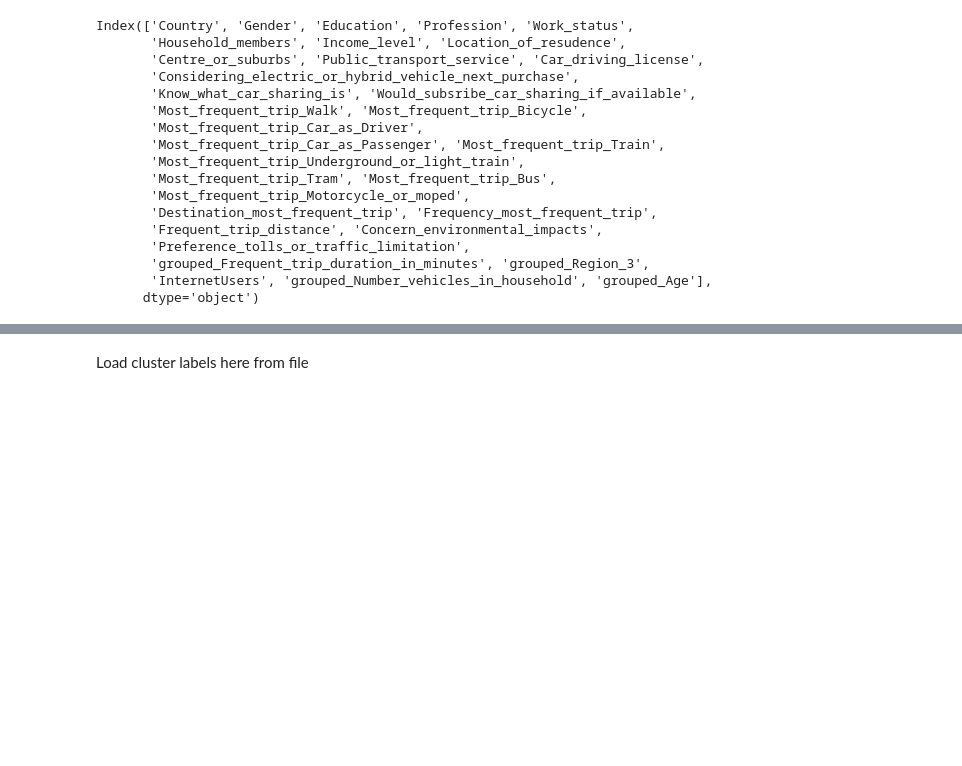
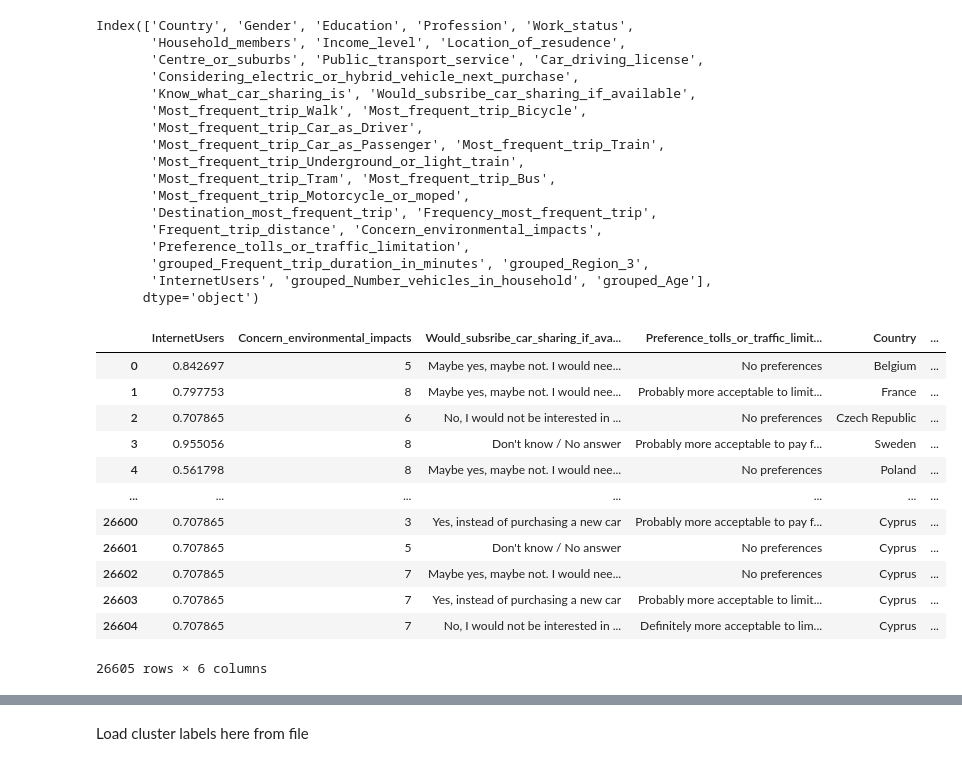
Before and after one commit to AndyHuang97/Intelligent-Mobility, a Jupyter notebook: Analysis - Histplots.ipynb, the cells around one changed output, grey strips where cells are left out. Cells and saved outputs as stored; diff of their text form; code cells hidden in the pictures; blank space fills up the shorter version.

```diff
--- a/Analysis - Histplots.ipynb
+++ b/Analysis - Histplots.ipynb
@@ -126,5 +76,23 @@ df_DNA = df[categorical_cols].copy()
 df_DNAt = df_DNA.copy()
 df_DNAt[target_col] = df[target_col]
+# %%
+for numerical_col in numerical_cols:
+  df_DNAt[numerical_col] /= max(df_DNAt[numerical_col])
+df_DNAt
+# %% [output]
+|  | InternetUsers | Concern_environmental_impacts | Would_subsribe_car_sharing_if_ava... | Preference_tolls_or_traffic_limit... | Country | ... |
+| 0 | 0.842697 | 5 | Maybe yes, maybe not. I would nee... | No preferences | Belgium | ... |
+| 1 | 0.797753 | 8 | Maybe yes, maybe not. I would nee... | Probably more acceptable to limit... | France | ... |
+| 2 | 0.707865 | 6 | No, I would not be interested in ... | No preferences | Czech Republic | ... |
+| 3 | 0.955056 | 8 | Don't know / No answer | Probably more acceptable to pay f... | Sweden | ... |
+| 4 | 0.561798 | 8 | Maybe yes, maybe not. I would nee... | No preferences | Poland | ... |
+| ... | ... | ... | ... | ... | ... | ... |
+| 26600 | 0.707865 | 3 | Yes, instead of purchasing a new car | Probably more acceptable to pay f... | Cyprus | ... |
+| 26601 | 0.707865 | 5 | Don't know / No answer | No preferences | Cyprus | ... |
+| 26602 | 0.707865 | 7 | Maybe yes, maybe not. I would nee... | No preferences | Cyprus | ... |
+| 26603 | 0.707865 | 7 | Yes, instead of purchasing a new car | Probably more acceptable to limit... | Cyprus | ... |
+| 26604 | 0.707865 | 7 | No, I would not be interested in ... | Definitely more acceptable to lim... | Cyprus | ... |
+26605 rows × 6 columns
 # %%
 df_DNA.columns
 # %% [output]
```
Also changed, not shown: parts of 24 cells of this notebook.
